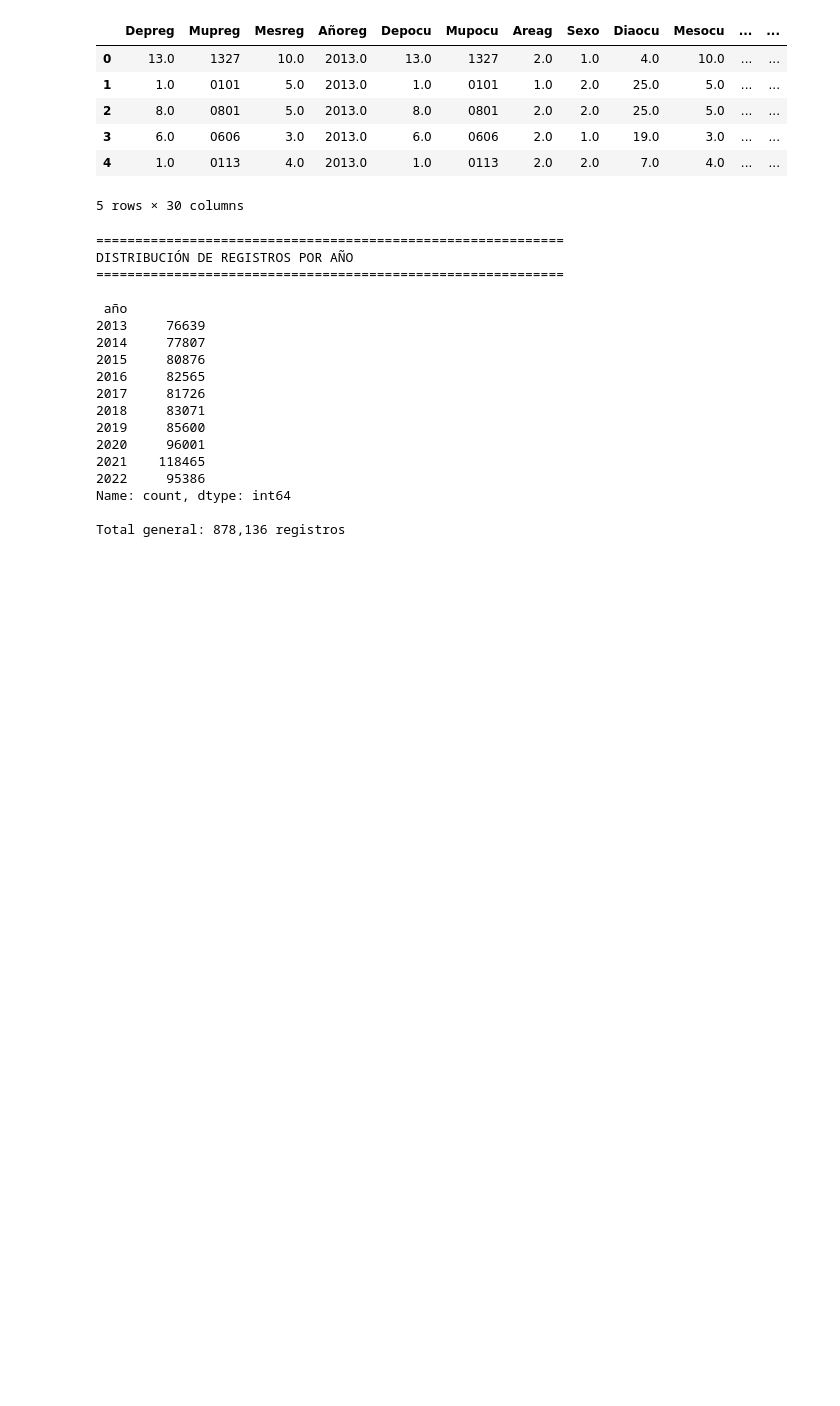
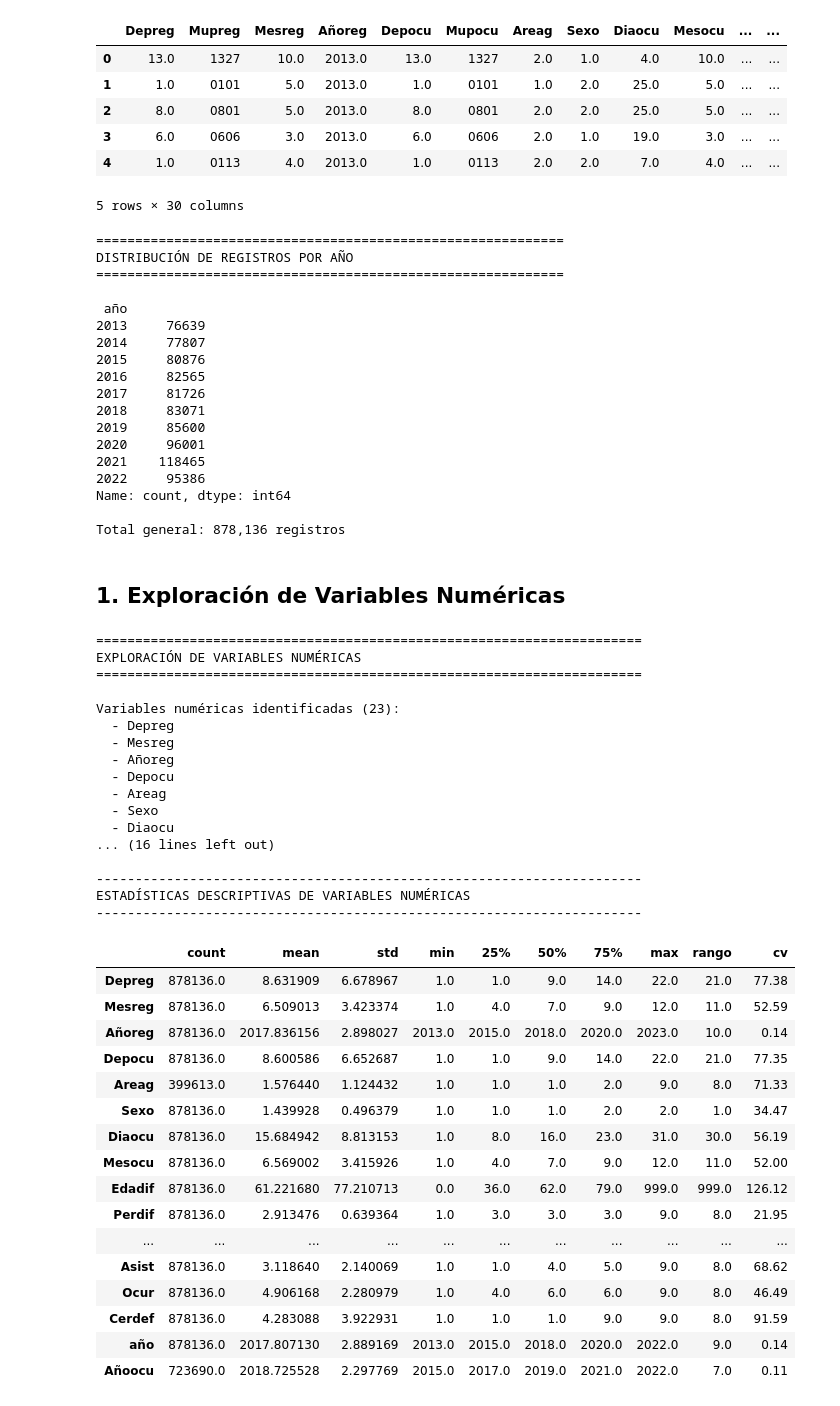
Before and after one commit to jcdiegolopez/MD-PY1, a Jupyter notebook: main.ipynb, the cells around one changed output. Cells and saved outputs as stored; diff of their text form; code cells hidden in the pictures; blank space fills up the shorter version.

```diff
--- a/main.ipynb
+++ b/main.ipynb
@@ -237,3 +241,63 @@ DISTRIBUCIÓN DE REGISTROS POR AÑO
 Name: count, dtype: int64
 
 Total general: 878,136 registros
+# %% [markdown]
+## 1. Exploración de Variables Numéricas
+# %%
+if df_consolidado is not None:
+    print("="*70)
+    print("EXPLORACIÓN DE VARIABLES NUMÉRICAS")
+    print("="*70)
+
+    # Identificar variables numéricas
+    numeric_cols = df_consolidado.select_dtypes(include=['int64', 'float64']).columns
+    print(f"\nVariables numéricas identificadas ({len(numeric_cols)}):")
+    for col in numeric_cols:
+        print(f"  - {col}")
+
+    # Estadísticas descriptivas básicas
+    print("\n" + "-"*70)
+    print("ESTADÍSTICAS DESCRIPTIVAS DE VARIABLES NUMÉRICAS")
+    print("-"*70)
+
+    stats_df = df_consolidado[numeric_cols].describe().T
+    stats_df['rango'] = stats_df['max'] - stats_df['min']
+    stats_df['cv'] = (stats_df['std'] / stats_df['mean'] * 100).round(2)  # Coeficiente de variación
+
+    print("\n")
+    display(stats_df[['count', 'mean', 'std', 'min', '25%', '50%', '75%', 'max', 'rango', 'cv']])
+# %% [output]
+======================================================================
+EXPLORACIÓN DE VARIABLES NUMÉRICAS
+======================================================================
+
+Variables numéricas identificadas (23):
+  - Depreg
+  - Mesreg
+  - Añoreg
+  - Depocu
+  - Areag
+  - Sexo
+  - Diaocu
+... (16 lines left out)
+
+----------------------------------------------------------------------
+ESTADÍSTICAS DESCRIPTIVAS DE VARIABLES NUMÉRICAS
+----------------------------------------------------------------------
+|  | count | mean | std | min | 25% | 50% | 75% | max | rango | cv |
+| Depreg | 878136.0 | 8.631909 | 6.678967 | 1.0 | 1.0 | 9.0 | 14.0 | 22.0 | 21.0 | 77.38 |
+| Mesreg | 878136.0 | 6.509013 | 3.423374 | 1.0 | 4.0 | 7.0 | 9.0 | 12.0 | 11.0 | 52.59 |
+| Añoreg | 878136.0 | 2017.836156 | 2.898027 | 2013.0 | 2015.0 | 2018.0 | 2020.0 | 2023.0 | 10.0 | 0.14 |
+| Depocu | 878136.0 | 8.600586 | 6.652687 | 1.0 | 1.0 | 9.0 | 14.0 | 22.0 | 21.0 | 77.35 |
+| Areag | 399613.0 | 1.576440 | 1.124432 | 1.0 | 1.0 | 1.0 | 2.0 | 9.0 | 8.0 | 71.33 |
+| Sexo | 878136.0 | 1.439928 | 0.496379 | 1.0 | 1.0 | 1.0 | 2.0 | 2.0 | 1.0 | 34.47 |
+| Diaocu | 878136.0 | 15.684942 | 8.813153 | 1.0 | 8.0 | 16.0 | 23.0 | 31.0 | 30.0 | 56.19 |
+| Mesocu | 878136.0 | 6.569002 | 3.415926 | 1.0 | 4.0 | 7.0 | 9.0 | 12.0 | 11.0 | 52.00 |
+| Edadif | 878136.0 | 61.221680 | 77.210713 | 0.0 | 36.0 | 62.0 | 79.0 | 999.0 | 999.0 | 126.12 |
+| Perdif | 878136.0 | 2.913476 | 0.639364 | 1.0 | 3.0 | 3.0 | 3.0 | 9.0 | 8.0 | 21.95 |
+| ... | ... | ... | ... | ... | ... | ... | ... | ... | ... | ... |
+| Asist | 878136.0 | 3.118640 | 2.140069 | 1.0 | 1.0 | 4.0 | 5.0 | 9.0 | 8.0 | 68.62 |
+| Ocur | 878136.0 | 4.906168 | 2.280979 | 1.0 | 4.0 | 6.0 | 6.0 | 9.0 | 8.0 | 46.49 |
+| Cerdef | 878136.0 | 4.283088 | 3.922931 | 1.0 | 1.0 | 1.0 | 9.0 | 9.0 | 8.0 | 91.59 |
+| año | 878136.0 | 2017.807130 | 2.889169 | 2013.0 | 2015.0 | 2018.0 | 2020.0 | 2022.0 | 9.0 | 0.14 |
+| Añoocu | 723690.0 | 2018.725528 | 2.297769 | 2015.0 | 2017.0 | 2019.0 | 2021.0 | 2022.0 | 7.0 | 0.11 |
```
Also changed, not shown: parts of 13 cells of this notebook.
